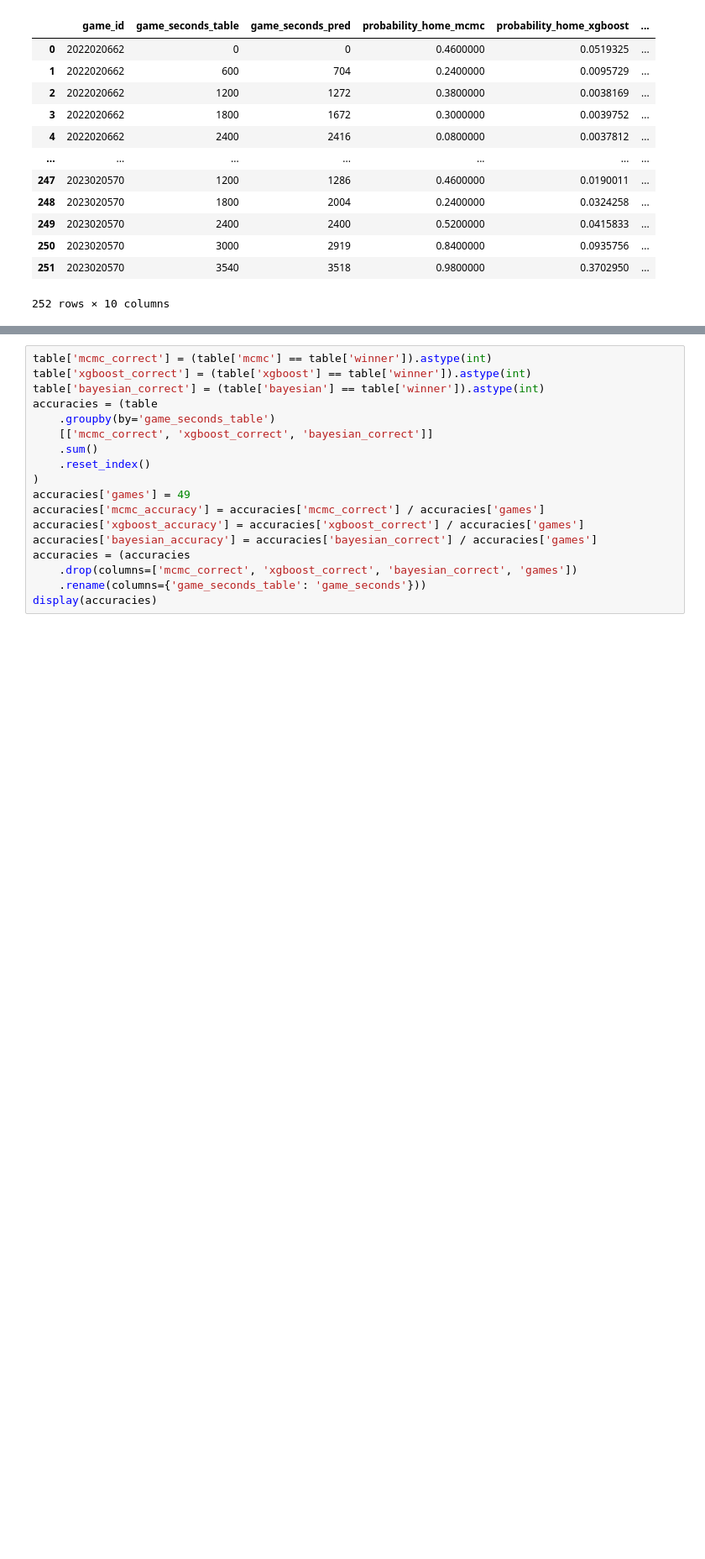
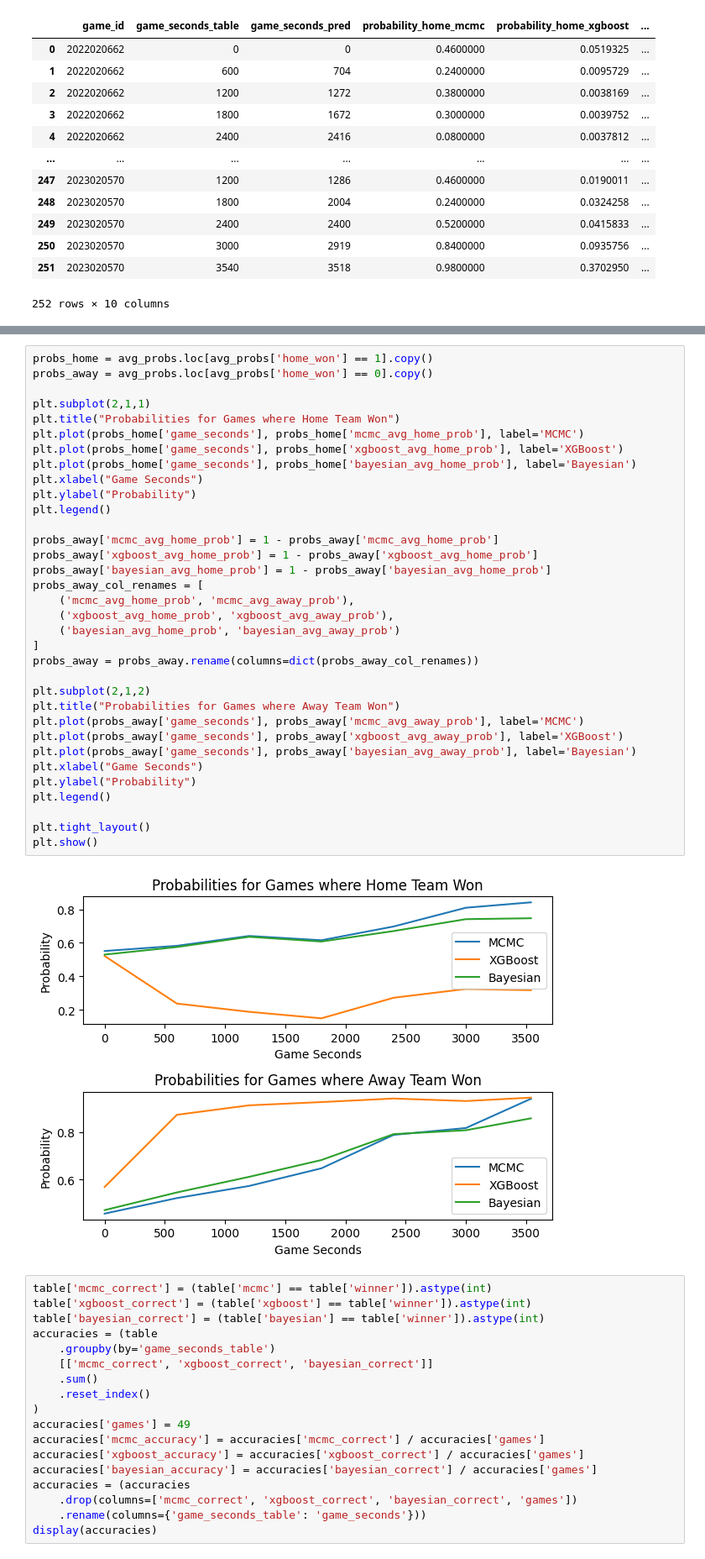
Before and after one commit to jeffxhansen/NHL_Win_Predictor, a Jupyter notebook: jeff2.ipynb, the cells around one changed output, grey strips where cells are left out. Shown at 84% size. Saved outputs shown, nothing was run; the diff lists cells and outputs as text; blank space fills up the shorter version.

```diff
--- a/jeff2.ipynb
+++ b/jeff2.ipynb
@@ -250,3 +255,39 @@ display(avg_probs)
+# %%
+probs_home = avg_probs.loc[avg_probs['home_won'] == 1].copy()
+probs_away = avg_probs.loc[avg_probs['home_won'] == 0].copy()
+
+plt.subplot(2,1,1)
+plt.title("Probabilities for Games where Home Team Won")
+plt.plot(probs_home['game_seconds'], probs_home['mcmc_avg_home_prob'], label='MCMC')
+plt.plot(probs_home['game_seconds'], probs_home['xgboost_avg_home_prob'], label='XGBoost')
+plt.plot(probs_home['game_seconds'], probs_home['bayesian_avg_home_prob'], label='Bayesian')
+plt.xlabel("Game Seconds")
+plt.ylabel("Probability")
+plt.legend()
+
+probs_away['mcmc_avg_home_prob'] = 1 - probs_away['mcmc_avg_home_prob']
+probs_away['xgboost_avg_home_prob'] = 1 - probs_away['xgboost_avg_home_prob']
+probs_away['bayesian_avg_home_prob'] = 1 - probs_away['bayesian_avg_home_prob']
+probs_away_col_renames = [
+    ('mcmc_avg_home_prob', 'mcmc_avg_away_prob'),
+    ('xgboost_avg_home_prob', 'xgboost_avg_away_prob'),
+    ('bayesian_avg_home_prob', 'bayesian_avg_away_prob')
+]
+probs_away = probs_away.rename(columns=dict(probs_away_col_renames))
+
+plt.subplot(2,1,2)
+plt.title("Probabilities for Games where Away Team Won")
+plt.plot(probs_away['game_seconds'], probs_away['mcmc_avg_away_prob'], label='MCMC')
+plt.plot(probs_away['game_seconds'], probs_away['xgboost_avg_away_prob'], label='XGBoost')
+plt.plot(probs_away['game_seconds'], probs_away['bayesian_avg_away_prob'], label='Bayesian')
+plt.xlabel("Game Seconds")
+plt.ylabel("Probability")
+plt.legend()
+
+plt.tight_layout()
+plt.show()
+# %% [output]
+[figure, added]
 # %%
 table['mcmc_correct'] = (table['mcmc'] == table['winner']).astype(int)
 table['xgboost_correct'] = (table['xgboost'] == table['winner']).astype(int)
```
Also changed, not shown: parts of 2 cells of this notebook, 3 other files.
